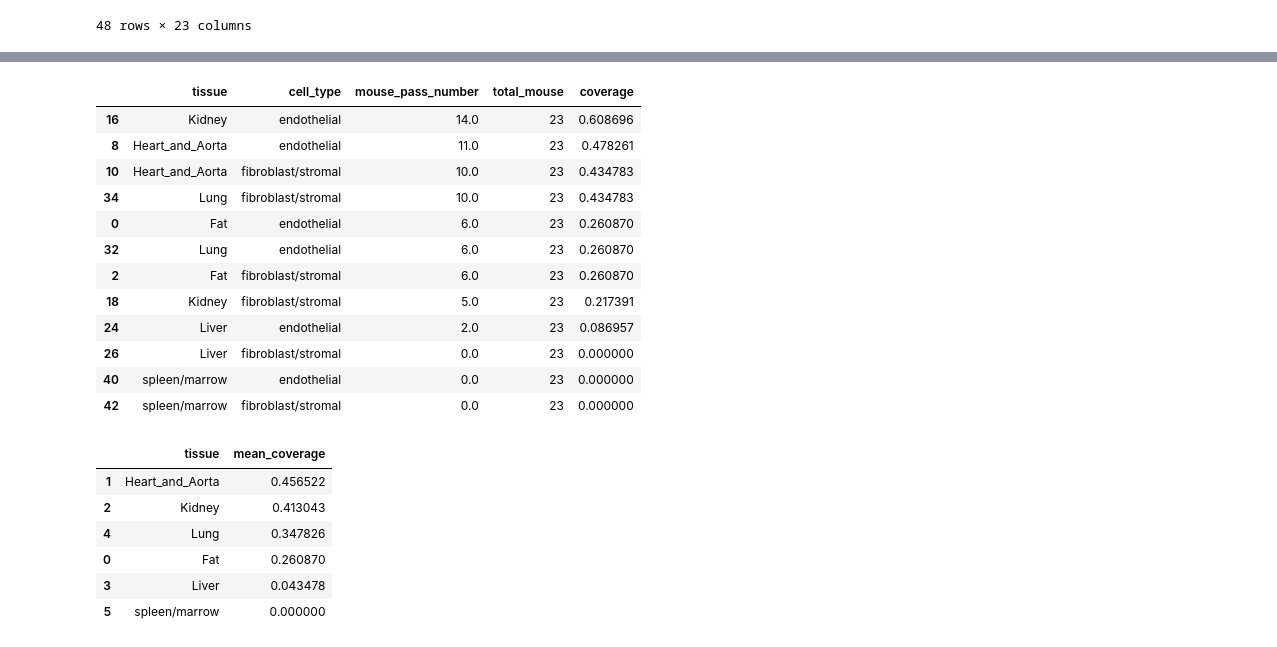
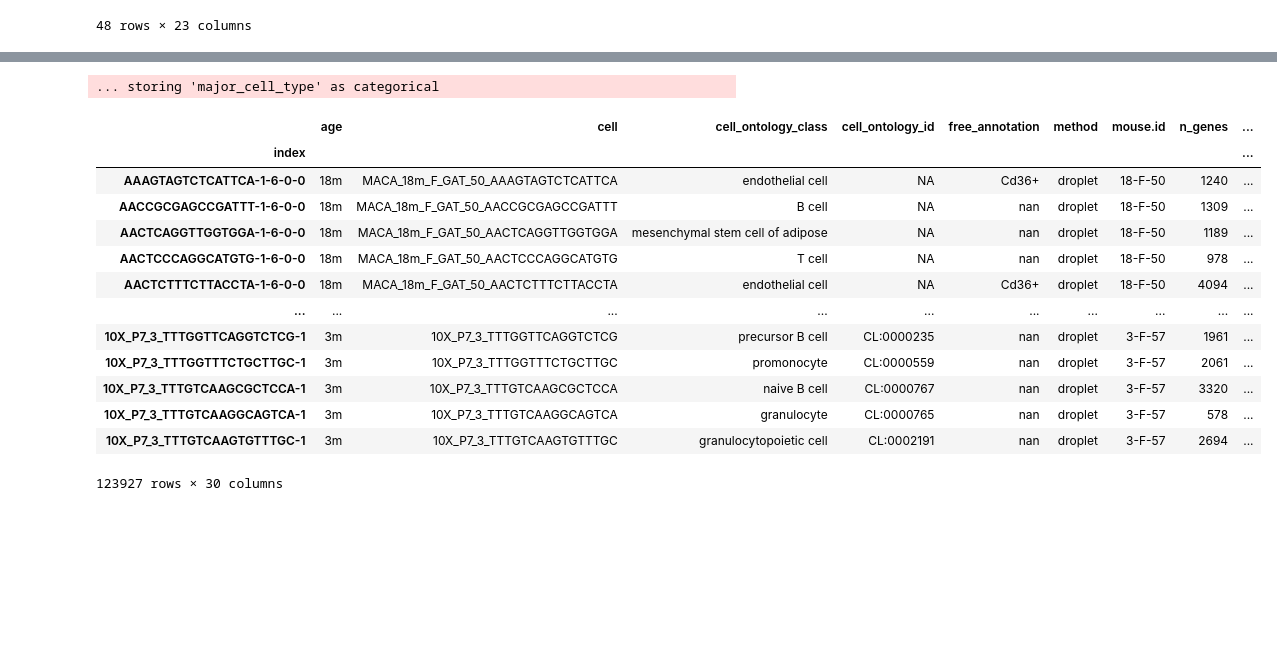
Before and after one commit to baoluwei7-lang/-, a Jupyter notebook: notebooks/05_sample_selection.ipynb, the cells around one changed output, grey strips where cells are left out. Drawn from its saved outputs; the diff is of its cells as text; code cells hidden in the pictures; blank space fills up the shorter version.

```diff
--- a/notebooks/05_sample_selection.ipynb
+++ b/notebooks/05_sample_selection.ipynb
@@ -244,38 +222,27 @@ coverage_table
 # %%
 coverage_table.to_csv("../results/tissue_celltype_coverage_statistics.csv",index=False)
 # %%
-target_cells = ["endothelial","fibroblast/stromal"]
+target_cells = ["endothelial","fibroblast/stromal","lymphoid","myeloid/macrophage","epithelial"]
 
-target_table = coverage_table[coverage_table["cell_type"].isin(target_cells)]
-
-target_table
+adata = adata[adata.obs['major_cell_type'].isin(target_cells)].copy()
-# %% [output]
-|  | tissue | cell_type | mouse_pass_number | total_mouse | coverage |
-| 16 | Kidney | endothelial | 14.0 | 23 | 0.608696 |
-| 8 | Heart_and_Aorta | endothelial | 11.0 | 23 | 0.478261 |
-| 10 | Heart_and_Aorta | fibroblast/stromal | 10.0 | 23 | 0.434783 |
-| 34 | Lung | fibroblast/stromal | 10.0 | 23 | 0.434783 |
-| 0 | Fat | endothelial | 6.0 | 23 | 0.260870 |
-| 32 | Lung | endothelial | 6.0 | 23 | 0.260870 |
-| 2 | Fat | fibroblast/stromal | 6.0 | 23 | 0.260870 |
-| 18 | Kidney | fibroblast/stromal | 5.0 | 23 | 0.217391 |
-| 24 | Liver | endothelial | 2.0 | 23 | 0.086957 |
-| 26 | Liver | fibroblast/stromal | 0.0 | 23 | 0.000000 |
-| 40 | spleen/marrow | endothelial | 0.0 | 23 | 0.000000 |
-| 42 | spleen/marrow | fibroblast/stromal | 0.0 | 23 | 0.000000 |
-# %%
-tissue_score = (target_table.groupby("tissue")["coverage"].mean().reset_index())
-
-tissue_score.columns = ["tissue","mean_coverage"]
-
-tissue_score = (tissue_score.sort_values("mean_coverage",ascending=False))
-
-tissue_score
-# %% [output]
-|  | tissue | mean_coverage |
-| 1 | Heart_and_Aorta | 0.456522 |
-| 2 | Kidney | 0.413043 |
-| 4 | Lung | 0.347826 |
-| 0 | Fat | 0.260870 |
-| 3 | Liver | 0.043478 |
-| 5 | spleen/marrow | 0.000000 |
+# %%
+adata.write_h5ad("../data_interim/cell_type_filtered.h5ad")
+# %% [output]
+... storing 'major_cell_type' as categorical
+# %%
+adata.obs
+# %% [output]
+|  | age | cell | cell_ontology_class | cell_ontology_id | free_annotation | method | mouse.id | n_genes | ... |
+| index |  |  |  |  |  |  |  |  | ... |
+| AAAGTAGTCTCATTCA-1-6-0-0 | 18m | MACA_18m_F_GAT_50_AAAGTAGTCTCATTCA | endothelial cell | NA | Cd36+ | droplet | 18-F-50 | 1240 | ... |
+| AACCGCGAGCCGATTT-1-6-0-0 | 18m | MACA_18m_F_GAT_50_AACCGCGAGCCGATTT | B cell | NA | nan | droplet | 18-F-50 | 1309 | ... |
+| AACTCAGGTTGGTGGA-1-6-0-0 | 18m | MACA_18m_F_GAT_50_AACTCAGGTTGGTGGA | mesenchymal stem cell of adipose | NA | nan | droplet | 18-F-50 | 1189 | ... |
+| AACTCCCAGGCATGTG-1-6-0-0 | 18m | MACA_18m_F_GAT_50_AACTCCCAGGCATGTG | T cell | NA | nan | droplet | 18-F-50 | 978 | ... |
+| AACTCTTTCTTACCTA-1-6-0-0 | 18m | MACA_18m_F_GAT_50_AACTCTTTCTTACCTA | endothelial cell | NA | Cd36+ | droplet | 18-F-50 | 4094 | ... |
+| ... | ... | ... | ... | ... | ... | ... | ... | ... | ... |
+| 10X_P7_3_TTTGGTTCAGGTCTCG-1 | 3m | 10X_P7_3_TTTGGTTCAGGTCTCG | precursor B cell | CL:0000235 | nan | droplet | 3-F-57 | 1961 | ... |
+| 10X_P7_3_TTTGGTTTCTGCTTGC-1 | 3m | 10X_P7_3_TTTGGTTTCTGCTTGC | promonocyte | CL:0000559 | nan | droplet | 3-F-57 | 2061 | ... |
+| 10X_P7_3_TTTGTCAAGCGCTCCA-1 | 3m | 10X_P7_3_TTTGTCAAGCGCTCCA | naive B cell | CL:0000767 | nan | droplet | 3-F-57 | 3320 | ... |
+| 10X_P7_3_TTTGTCAAGGCAGTCA-1 | 3m | 10X_P7_3_TTTGTCAAGGCAGTCA | granulocyte | CL:0000765 | nan | droplet | 3-F-57 | 578 | ... |
+| 10X_P7_3_TTTGTCAAGTGTTTGC-1 | 3m | 10X_P7_3_TTTGTCAAGTGTTTGC | granulocytopoietic cell | CL:0002191 | nan | droplet | 3-F-57 | 2694 | ... |
+123927 rows × 30 columns
```
Also changed, not shown: parts of 21 cells of this notebook, 2 other files.
